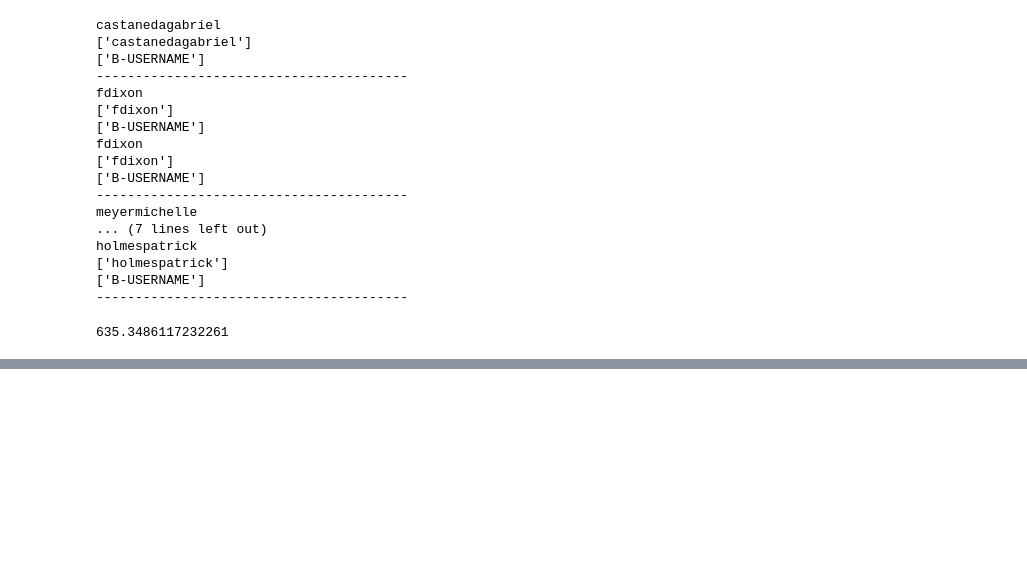
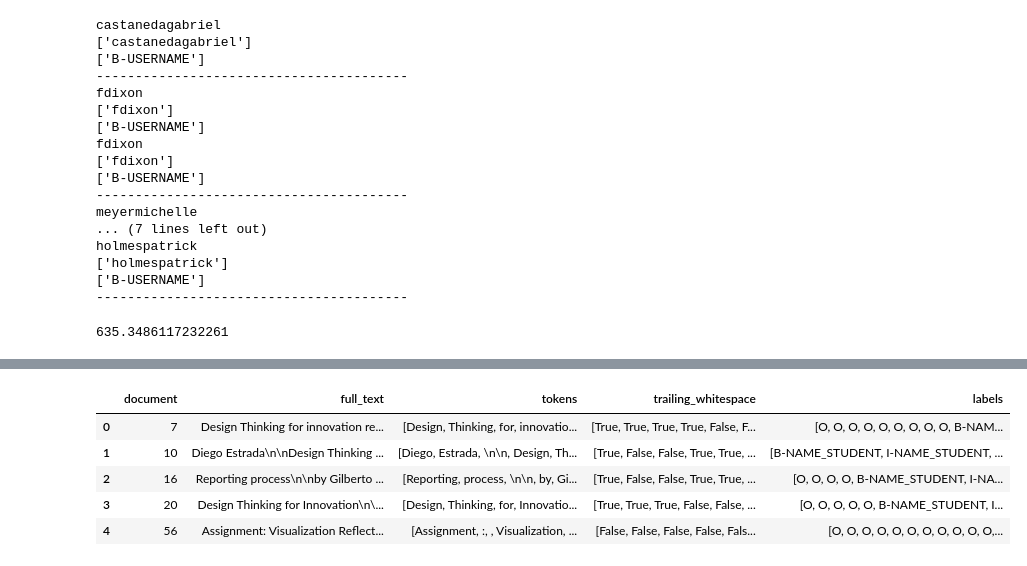
Before and after one commit to Lizhecheng02/Kaggle-PII_Data_Detection, a Jupyter notebook: comp_data_eda.ipynb, the cells around one changed output, grey strips where cells are left out. Saved outputs shown, nothing was run; the diff lists cells and outputs as text; code cells hidden in the pictures; blank space fills up the shorter version.

```diff
--- a/comp_data_eda.ipynb
+++ b/comp_data_eda.ipynb
@@ -90,0 +91,9 @@ plt.show()
+# %%
+df.head()
+# %% [output]
+|  | document | full_text | tokens | trailing_whitespace | labels |
+| 0 | 7 | Design Thinking for innovation re... | [Design, Thinking, for, innovatio... | [True, True, True, True, False, F... | [O, O, O, O, O, O, O, O, O, B-NAM... |
+| 1 | 10 | Diego Estrada\n\nDesign Thinking ... | [Diego, Estrada, \n\n, Design, Th... | [True, False, False, True, True, ... | [B-NAME_STUDENT, I-NAME_STUDENT, ... |
+| 2 | 16 | Reporting process\n\nby Gilberto ... | [Reporting, process, \n\n, by, Gi... | [True, False, False, True, True, ... | [O, O, O, O, B-NAME_STUDENT, I-NA... |
+| 3 | 20 | Design Thinking for Innovation\n\... | [Design, Thinking, for, Innovatio... | [True, True, True, False, False, ... | [O, O, O, O, O, B-NAME_STUDENT, I... |
+| 4 | 56 | Assignment: Visualization Reflect... | [Assignment, :, , Visualization, ... | [False, False, False, False, Fals... | [O, O, O, O, O, O, O, O, O, O, O,... |
```
Also changed, not shown: parts of 2 cells of this notebook.
